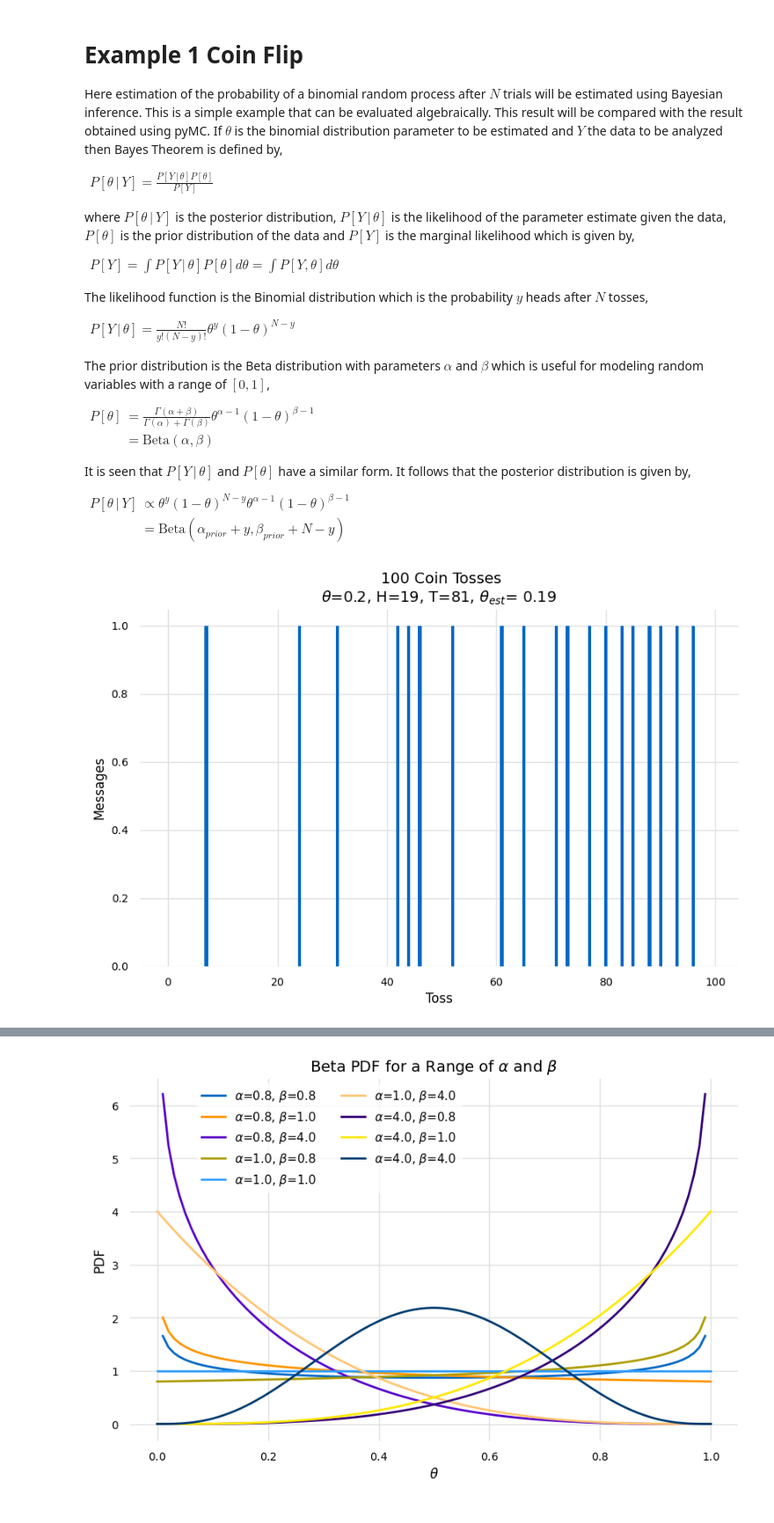
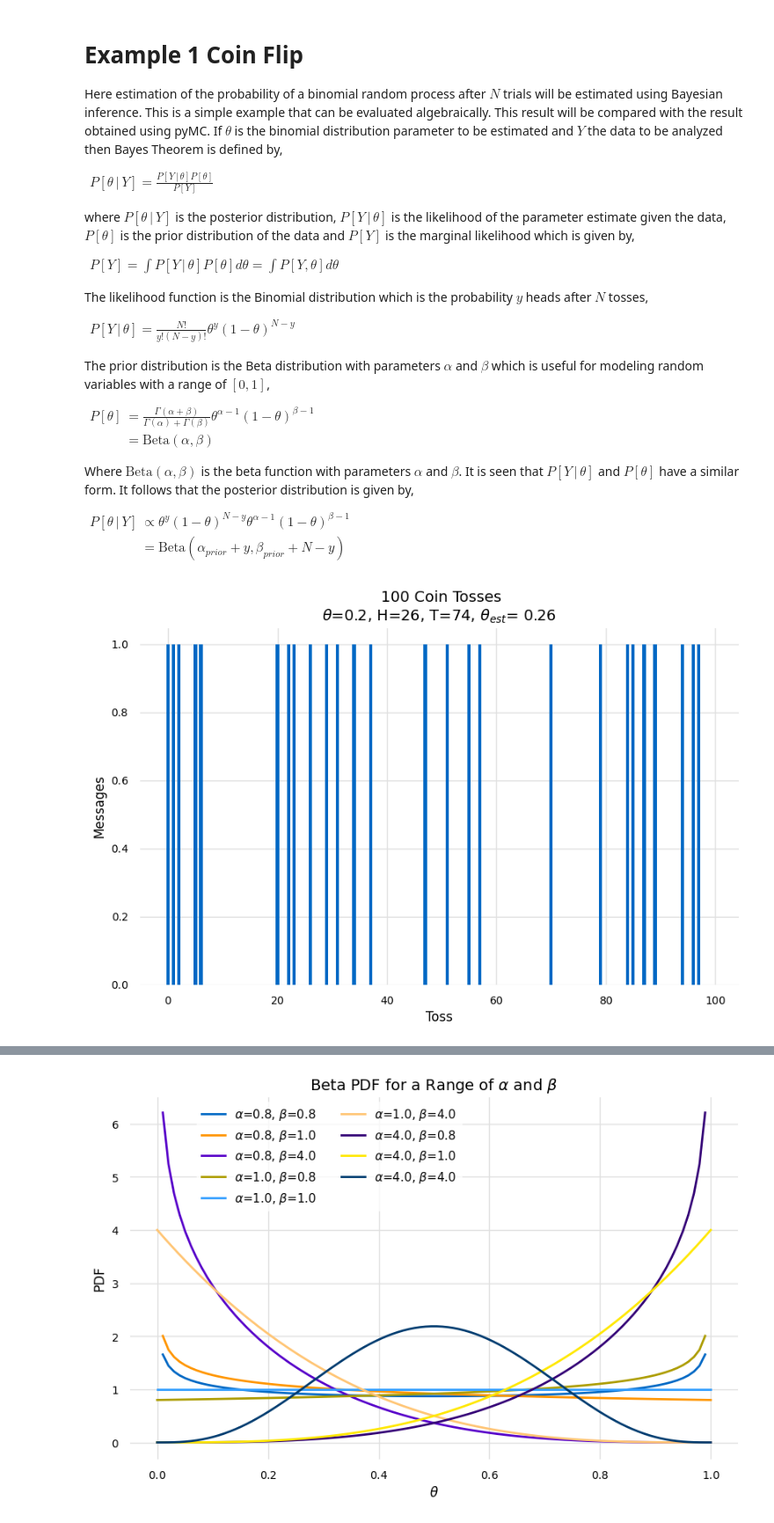
Before and after one commit to glyfish/PyMC, a Jupyter notebook: notebooks/Baysian Analysis with Python/exp_1_coin_flip.ipynb, the cells around one changed output, grey strips where cells are left out. Shown at 88% size. Cells and saved outputs as stored; diff of their text form; code cells hidden in the pictures.

```diff
--- a/notebooks/Baysian Analysis with Python/exp_1_coin_flip.ipynb
+++ b/notebooks/Baysian Analysis with Python/exp_1_coin_flip.ipynb
@@ -38,6 +38,7 @@ P[\theta] &= \frac{\Gamma(\alpha + \beta)}{\Gamma(\alpha) + \Gamma(\beta)} \thet
 \tag{4}
 $
 
+Where $\text{Beta}(\alpha, \beta)$ is the beta function with parameters $\alpha$ and $\beta$.
 It is seen that $P[Y\, | \,\theta]$ and $P[\theta]$ have a similar form. It follows that the posterior distribution is given by,
 
 $
@@ -66,7 +68,7 @@ from lib.plots import (curve, comparison, bar, twinx_bar_line, fcurve_scatter_co
 
 pyplot.style.use(config.glyfish_style)
 # %%
-def simulate_binomial(theta, N, nexp):
+def simulate_binomial_experiments(theta, N, nexp):
     data = numpy.random.binomial(1, theta, N)
     step = N / nexp
     exp_data = []
@@ -85,16 +87,29 @@ def compute_posterior(beta_params, data):
         posterior = stats.beta(alpha + heads, beta + trials - heads).pdf(x)
         posteriors.append(posterior)
     return posteriors
+
+def plot_posteriors(beta_params, data, theta):
+    x = numpy.linspace(0, 1, 100)
+    posteriors = compute_posterior(beta_params, data)
+
+    title = f"Posterior Distributions\n$\\alpha_{{prior}}$={beta_params[0]}, $\\beta_{{prior}}$={beta_params[1]}, $\\theta$={theta}"
+    labels = [f"$n_{{trials}}$={trials}, $n_{{heads}}$={heads}" for heads, trials in data]
+    comparison(posteriors, x, ylabel='PDF', xlabel=f"$\\theta$", title=title, labels=labels)
+
+
+def simulate_binomial(theta, N):
+    samples = numpy.random.binomial(1, theta, N)
+    heads = len(numpy.where(samples == 1)[0])
+    tails = len(numpy.where(samples == 0)[0])
+    return samples, heads, tails
 # %%
 theta = 0.2
 ntoss = 100
 tau = 50
-coin_toss = numpy.random.binomial(1, theta, ntoss)
-heads = len(numpy.where(coin_toss == 1)[0])
-tails = len(numpy.where(coin_toss == 0)[0])
+samples, heads, tails = simulate_binomial(theta, ntoss)
 
-bar(coin_toss, ylabel='Messages', xlabel='Toss', title=f"{ntoss: ,} Coin Tosses\n$\\theta$={theta}, H={heads}, T={tails}, $\\theta_{{est}}$={heads / ntoss: .2f}", alpha=1.0, bar_width=0.6)
+bar(samples, ylabel='Messages', xlabel='Toss', title=f"{ntoss: ,} Coin Tosses\n$\\theta$={theta}, H={heads}, T={tails}, $\\theta_{{est}}$={heads / ntoss: .2f}", alpha=1.0, bar_width=0.6)
 # %% [output]
-[figure, old version]
+[figure, new version]
 # %%
 pmf = stats.binom.pmf(numpy.arange(0, ntoss + 1), ntoss, theta)
```
Also changed, not shown: parts of 16 cells of this notebook.
